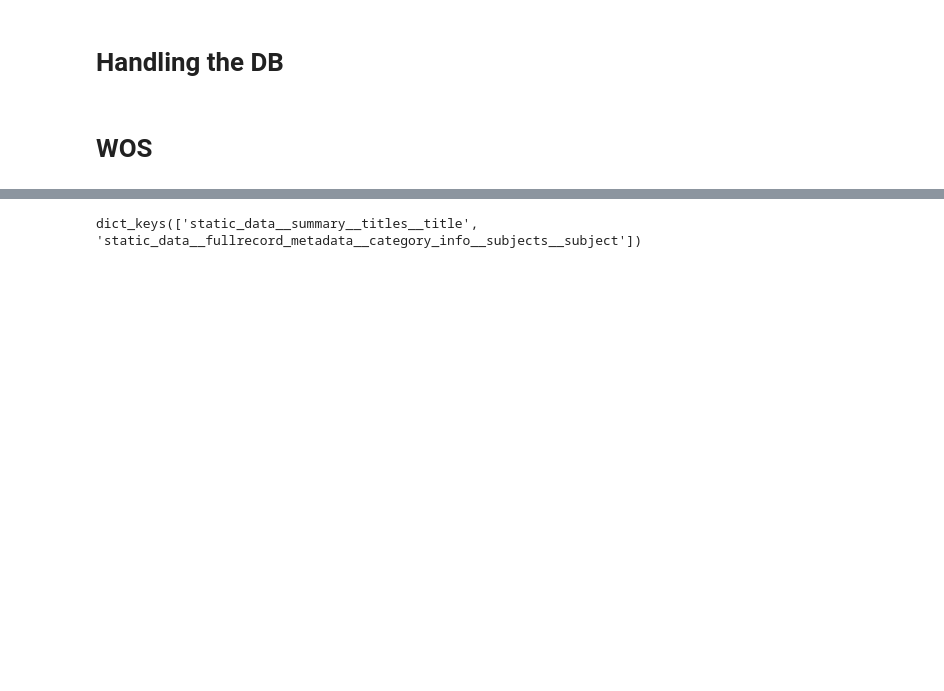
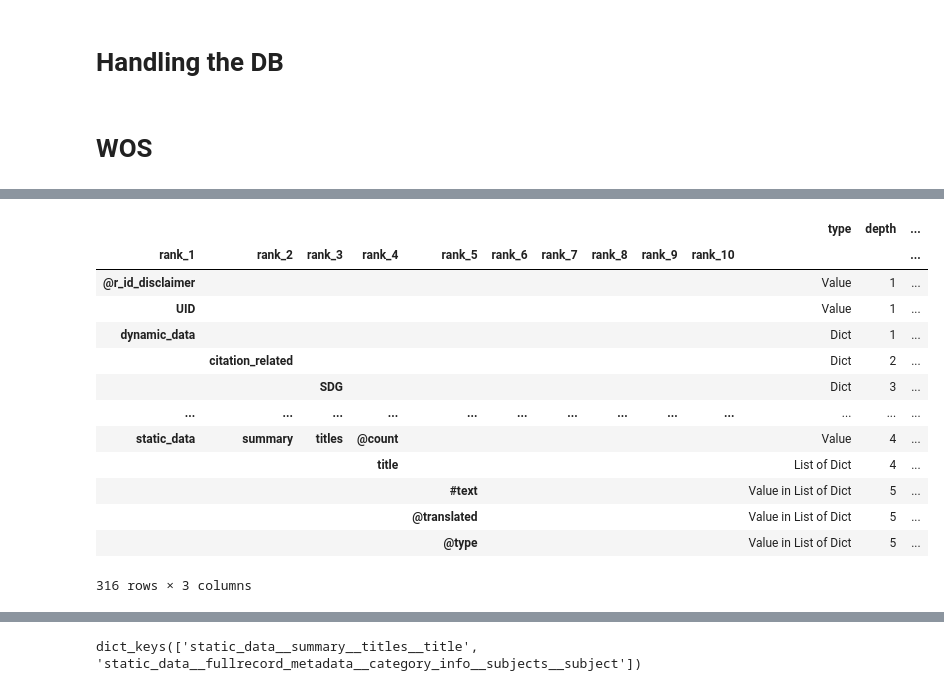
Before and after one commit to KISTI-GlobalRnD/KISTI_DB_Manager, a Jupyter notebook: 0.3.Sample_Code-WoS.ipynb, the cells around one changed output, grey strips where cells are left out. Drawn from its saved outputs; the diff is of its cells as text; code cells hidden in the pictures; blank space fills up the shorter version.

```diff
--- a/0.3.Sample_Code-WoS.ipynb
+++ b/0.3.Sample_Code-WoS.ipynb
@@ -65,3 +85,8 @@ def WOS_extract_jsons(path, f):
     return jsons
 
 jsons = WOS_extract_jsons(path, f)
+# %%
+origin = ''
+
+# key_pairs = json_to_key_pairs(jsons[:1000], origin)
+key_pairs = processing.json_to_key_pairs(jsons[:1000], origin)
@@ -67,0 +97,21 @@ jsons = WOS_extract_jsons(path, f)
+# %%
+forced = {}
+
+key_pairs_df = processing.key_pair_to_df(key_pairs)
+# key_pairs_df = key_pair_to_df(key_pairs[:])
+temp = key_pairs_df.reset_index()
+msk = temp['parent'] == 'static_data__fullrecord_metadata__references__reference__physicalSection'
+# temp[msk].values
+# %%
+sep = '__'
+origin = ''
+types = key_pairs_df.reset_index().set_index('branch')['type']
+
+# Set the base_key
+# This example is only one excepted field.
+# If two excepted field is contained, the module can be unstable.
+# for ekey in except_keys:
+
+# base_key = f'{origin}{sep}{except_keys[0]}'
+excepted_reg = processing.excepted_regularization(jsons[:10], types, base_key=origin)
+df_ex, df_ex_subs, excepted_part2 = processing.extract_data_from_jsons(excepted_reg, index_key)
@@ -67,0 +650,21 @@ jsons = WOS_extract_jsons(path, f)
+# %%
+count_dict = {
+            'Value':1, 'Value in List of Dict':1, 'List of Dict':0, 'Dict':0, 'List of Value':1, 'List':1
+        }
+
+plot.get_position_grid(types, origin, count_dict)
+# %% [output]
+|  |  |  |  |  |  |  |  |  |  | type | depth | ... |
+| rank_1 | rank_2 | rank_3 | rank_4 | rank_5 | rank_6 | rank_7 | rank_8 | rank_9 | rank_10 |  |  | ... |
+| @r_id_disclaimer |  |  |  |  |  |  |  |  |  | Value | 1 | ... |
+| UID |  |  |  |  |  |  |  |  |  | Value | 1 | ... |
+| dynamic_data |  |  |  |  |  |  |  |  |  | Dict | 1 | ... |
+|  | citation_related |  |  |  |  |  |  |  |  | Dict | 2 | ... |
+|  |  | SDG |  |  |  |  |  |  |  | Dict | 3 | ... |
+| ... | ... | ... | ... | ... | ... | ... | ... | ... | ... | ... | ... | ... |
+| static_data | summary | titles | @count |  |  |  |  |  |  | Value | 4 | ... |
+|  |  |  | title |  |  |  |  |  |  | List of Dict | 4 | ... |
+|  |  |  |  | #text |  |  |  |  |  | Value in List of Dict | 5 | ... |
+|  |  |  |  | @translated |  |  |  |  |  | Value in List of Dict | 5 | ... |
+|  |  |  |  | @type |  |  |  |  |  | Value in List of Dict | 5 | ... |
+316 rows × 3 columns
```
Also changed, not shown: parts of 58 cells of this notebook, 5 other files.
